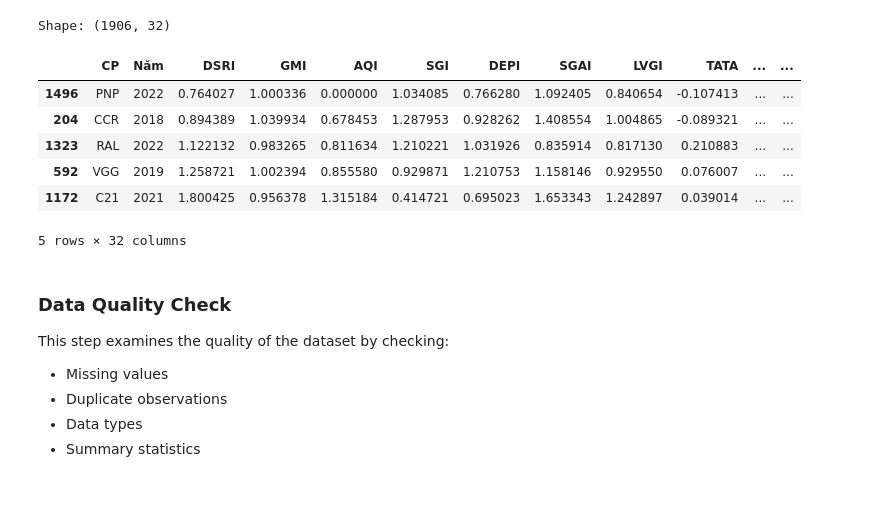
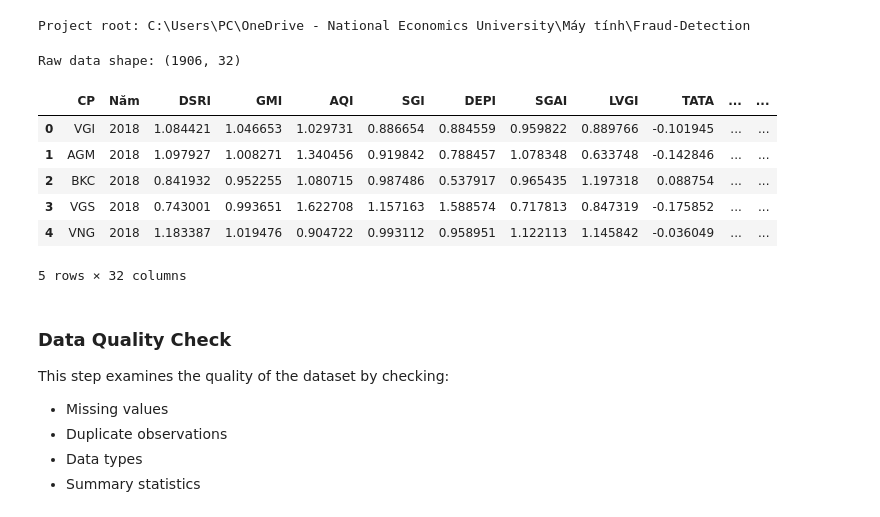
Before and after one commit to hiepvm04/Financial-Statement-Fraud-Detection-System-Using-Machine-Learning, a Jupyter notebook: notebooks/01_preprocessing.ipynb, the cells around one changed output. Drawn from its saved outputs; the diff is of its cells as text; code cells hidden in the pictures.

```diff
--- a/notebooks/01_data_preprocessing.ipynb
+++ b/notebooks/01_preprocessing.ipynb
@@ -1,35 +11,51 @@
+# %%
+import warnings
+warnings.filterwarnings("ignore")
+
+from pathlib import Path
+import sys
+
+PROJECT_ROOT = Path.cwd().resolve().parent
+if str(PROJECT_ROOT) not in sys.path:
+    sys.path.append(str(PROJECT_ROOT))
+
+print("Project root:", PROJECT_ROOT)
+# %% [output]
+Project root: C:\Users\PC\OneDrive - National Economics University\Máy tính\Fraud-Detection
 # %%
-import warnings
-warnings.filterwarnings("ignore")
-
+import numpy as np
 import pandas as pd
-import numpy as np
-
 import matplotlib.pyplot as plt
 import seaborn as sns
 
-from pathlib import Path
 from IPython.display import display
+
+from src.config import RAW_DATA_DIR, PROCESSED_DATA_DIR, TARGET_COL
+from src.preprocessing import (
+    load_raw_data,
+    summarize_data,
+    fill_missing_values,
+    clip_outliers,
+    preprocess_dataset,
+)
 
 sns.set_theme(style="whitegrid")
 plt.rcParams["figure.figsize"] = (10, 5)
-
-# Load data
-DATA_PATH = Path("../data")
-df = pd.read_excel(DATA_PATH / "raw_data.xlsx")
-
-# Hiển thị cơ bản
-print("Shape:", df.shape)
-display(df.sample(5))
-# %% [output]
-Shape: (1906, 32)
-|  | CP | Năm | DSRI | GMI | AQI | SGI | DEPI | SGAI | LVGI | TATA | ... | ... |
-| 1496 | PNP | 2022 | 0.764027 | 1.000336 | 0.000000 | 1.034085 | 0.766280 | 1.092405 | 0.840654 | -0.107413 | ... | ... |
-| 204 | CCR | 2018 | 0.894389 | 1.039934 | 0.678453 | 1.287953 | 0.928262 | 1.408554 | 1.004865 | -0.089321 | ... | ... |
-| 1323 | RAL | 2022 | 1.122132 | 0.983265 | 0.811634 | 1.210221 | 1.031926 | 0.835914 | 0.817130 | 0.210883 | ... | ... |
-| 592 | VGG | 2019 | 1.258721 | 1.002394 | 0.855580 | 0.929871 | 1.210753 | 1.158146 | 0.929550 | 0.076007 | ... | ... |
-| 1172 | C21 | 2021 | 1.800425 | 0.956378 | 1.315184 | 0.414721 | 0.695023 | 1.653343 | 1.242897 | 0.039014 | ... | ... |
-5 rows × 32 columns
+# %%
+raw_path = RAW_DATA_DIR / "raw_data.xlsx"
+df = load_raw_data(raw_path)
+
+print("Raw data shape:", df.shape)
+display(df.head())
+# %% [output]
+Raw data shape: (1906, 32)
+|  | CP | Năm | DSRI | GMI | AQI | SGI | DEPI | SGAI | LVGI | TATA | ... | ... |
+| 0 | VGI | 2018 | 1.084421 | 1.046653 | 1.029731 | 0.886654 | 0.884559 | 0.959822 | 0.889766 | -0.101945 | ... | ... |
+| 1 | AGM | 2018 | 1.097927 | 1.008271 | 1.340456 | 0.919842 | 0.788457 | 1.078348 | 0.633748 | -0.142846 | ... | ... |
+| 2 | BKC | 2018 | 0.841932 | 0.952255 | 1.080715 | 0.987486 | 0.537917 | 0.965435 | 1.197318 | 0.088754 | ... | ... |
+| 3 | VGS | 2018 | 0.743001 | 0.993651 | 1.622708 | 1.157163 | 1.588574 | 0.717813 | 0.847319 | -0.175852 | ... | ... |
+| 4 | VNG | 2018 | 1.183387 | 1.019476 | 0.904722 | 0.993112 | 0.958951 | 1.122113 | 1.145842 | -0.036049 | ... | ... |
+5 rows × 32 columns
 # %% [markdown]
 ### Data Quality Check
 
```
Also changed, not shown: parts of 11 cells of this notebook, 34 other files.
